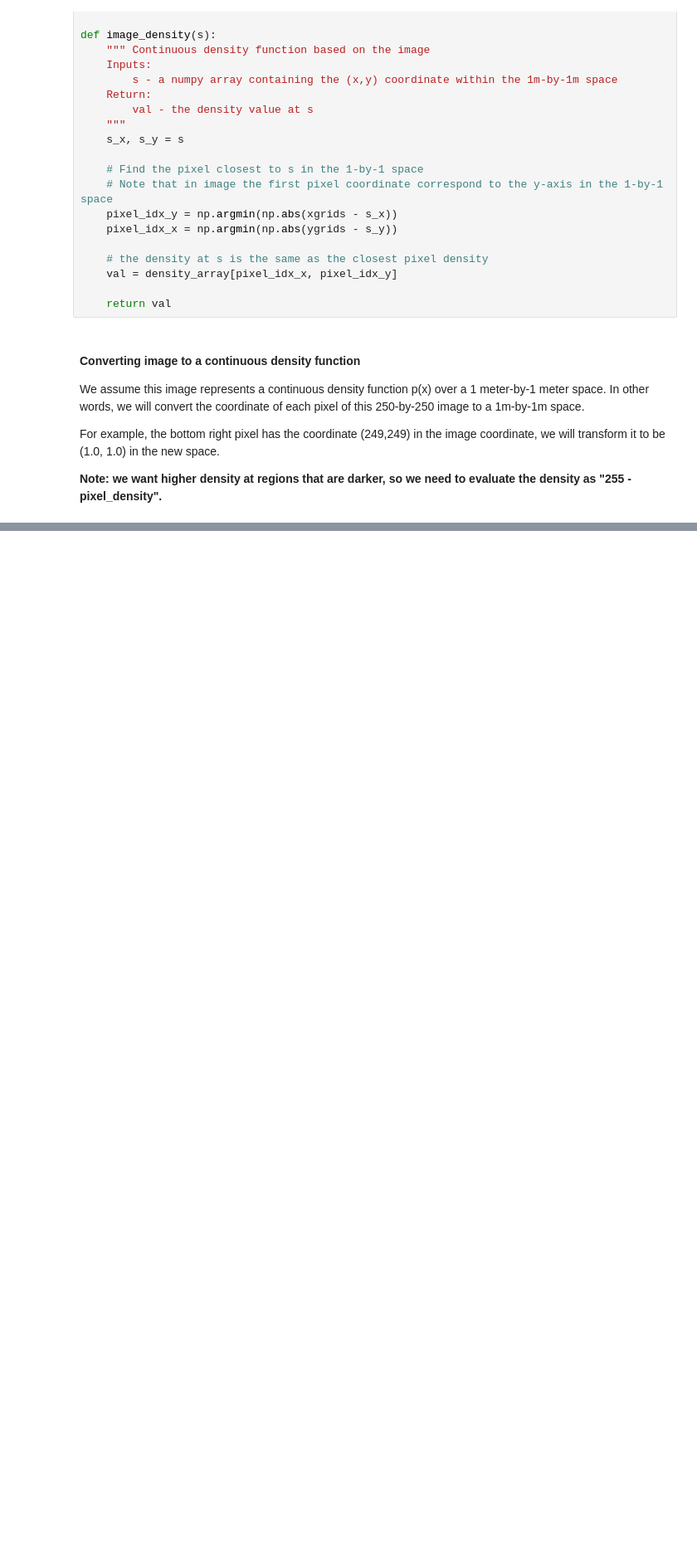
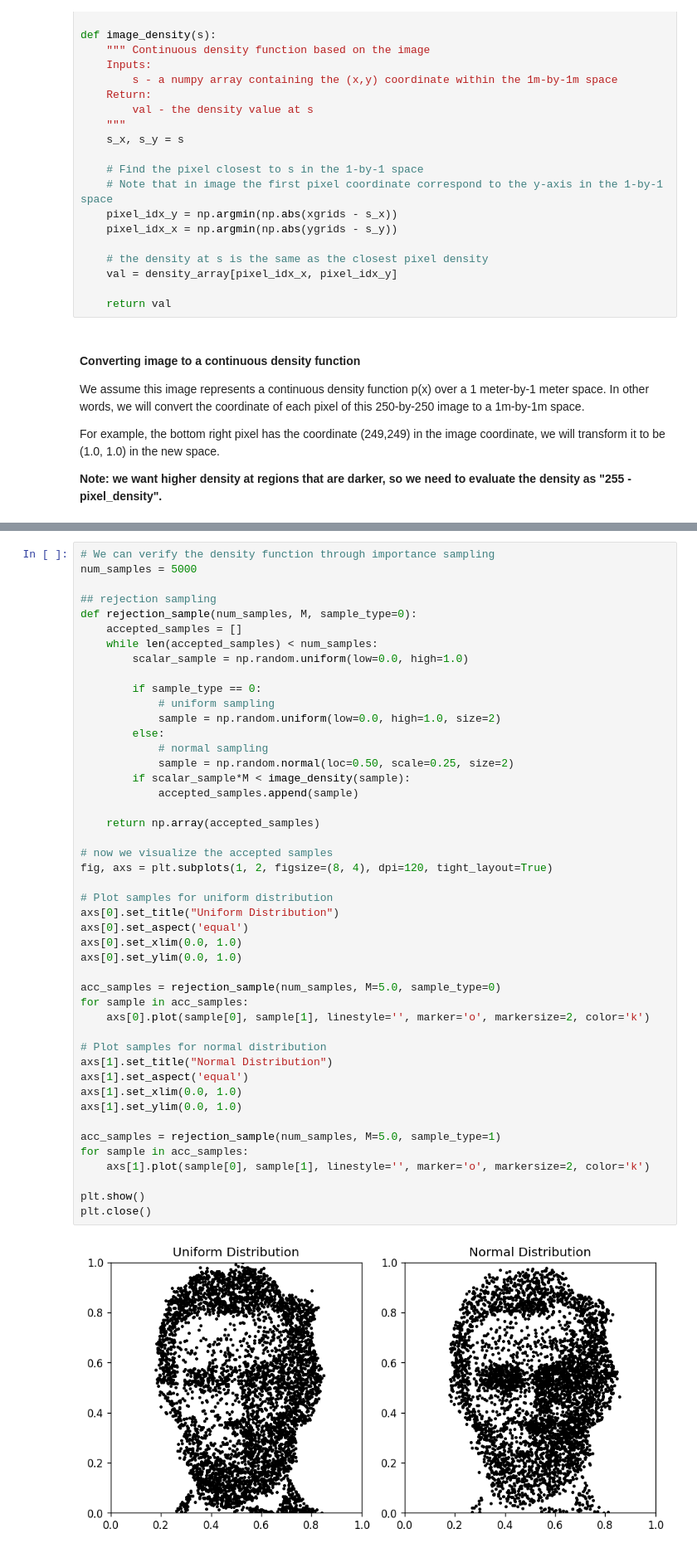
Before and after one commit to Schelbert197/active_learning, a Jupyter notebook: homework3.ipynb, the cells around one changed output, grey strips where cells are left out. Shown at 83% size. Drawn from its saved outputs; the diff is of its cells as text; blank space fills up the shorter version.

```diff
--- a/homework3.ipynb
+++ b/homework3.ipynb
@@ -98,0 +102,48 @@ plt.close()
+# %%
+# We can verify the density function through importance sampling
+num_samples = 5000
+
+## rejection sampling
+def rejection_sample(num_samples, M, sample_type=0):
+    accepted_samples = []
+    while len(accepted_samples) < num_samples:
+        scalar_sample = np.random.uniform(low=0.0, high=1.0)
+
+        if sample_type == 0:
+            # uniform sampling
+            sample = np.random.uniform(low=0.0, high=1.0, size=2)
+        else:
+            # normal sampling
+            sample = np.random.normal(loc=0.50, scale=0.25, size=2)
+        if scalar_sample*M < image_density(sample):
+            accepted_samples.append(sample)
+
+    return np.array(accepted_samples)
+
+# now we visualize the accepted samples
+fig, axs = plt.subplots(1, 2, figsize=(8, 4), dpi=120, tight_layout=True)
+
+# Plot samples for uniform distribution
+axs[0].set_title("Uniform Distribution")
+axs[0].set_aspect('equal')
+axs[0].set_xlim(0.0, 1.0)
+axs[0].set_ylim(0.0, 1.0)
+
+acc_samples = rejection_sample(num_samples, M=5.0, sample_type=0)
+for sample in acc_samples:
+    axs[0].plot(sample[0], sample[1], linestyle='', marker='o', markersize=2, color='k')
+
+# Plot samples for normal distribution
+axs[1].set_title("Normal Distribution")
+axs[1].set_aspect('equal')
+axs[1].set_xlim(0.0, 1.0)
+axs[1].set_ylim(0.0, 1.0)
+
+acc_samples = rejection_sample(num_samples, M=5.0, sample_type=1)
+for sample in acc_samples:
+    axs[1].plot(sample[0], sample[1], linestyle='', marker='o', markersize=2, color='k')
+
+plt.show()
+plt.close()
+# %% [output]
+[figure, added]
```
Also changed, not shown: parts of 4 cells of this notebook.
